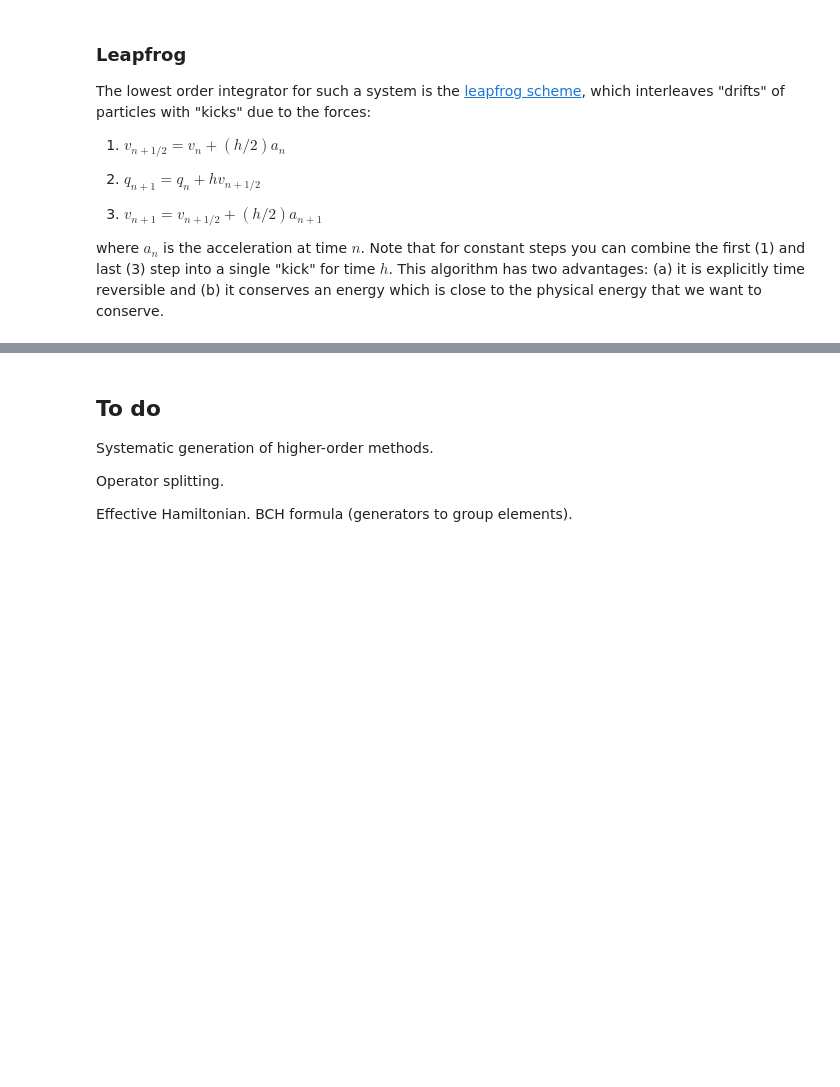
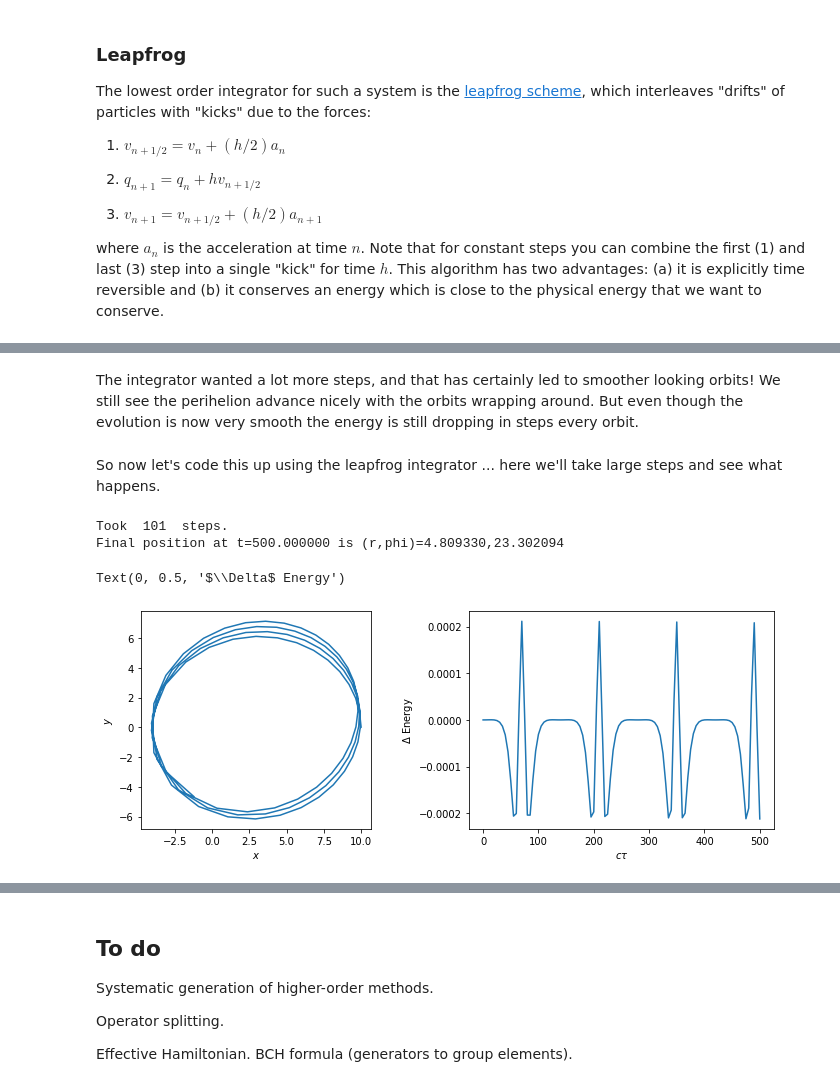
Before and after one commit to LBJ-Wade/Notebooks_cosmology, a Jupyter notebook: General/ODEintegation.ipynb, the cells around one changed output, grey strips where cells are left out. Saved outputs shown, nothing was run; the diff lists cells and outputs as text; code cells hidden in the pictures; blank space fills up the shorter version.

```diff
--- a/General/ODEintegation.ipynb
+++ b/General/ODEintegation.ipynb
@@ -309,0 +377,57 @@ Text(0, 0.5, '$y$')
+# %% [markdown]
+The integrator wanted a lot more steps, and that has certainly led to smoother looking orbits!  We still see the perihelion advance nicely with the orbits wrapping around.  But even though the evolution is now very smooth the energy is still dropping in steps every orbit.
+# %% [markdown]
+So now let's code this up using the leapfrog integrator ... here we'll take large steps and see what happens.
+# %%
+# Set the initial conditions
+y   = np.array([r_init,0.0,0])
+tarr= np.array([0])
+earr= np.array([(1.0+ell**2/y[0]**2)*(1-1/y[0])])
+yarr= np.zeros((1,3))
+yarr[0,:] = y
+#
+t,dt = tarr[0],5.0
+accn = -1/y[0]**2 + ell**2/y[0]**4*(2*y[0]-3)
+while t<tmax:
+    y[1]+= 0.5*dt*accn
+    #
+    y[2] += dt*ell/y[0]**2
+    y[0] += dt*y[1]
+    #
+    rr    = y[0]
+    oner2 = 1.0/rr**2
+    accn  = -oner2 + ell**2*oner2*oner2*(2*rr-3)
+    y[1] += 0.5*dt*accn
+    t    += dt
+    #
+    Veff = (1.0+ell**2/y[0]**2)*(1-1/y[0])
+    enrgy= 0.5*y[1]**2+Veff
+    #
+    tarr = np.append(tarr,t)
+    earr = np.append(earr,enrgy)
+    yarr = np.append(yarr,y[None,:],axis=0)
+    #
+# How many steps did we take?
+print("Took ",tarr.size," steps.")
+print("Final position at t={:f} is (r,phi)={:f},{:f}".\
+     format(t,yarr[-1,0],yarr[-1,2]))
+# %% [output]
+Took  101  steps.
+Final position at t=500.000000 is (r,phi)=4.809330,23.302094
+# %%
+# Plot the orbit and energy.
+xx = yarr[:,0]*np.cos(yarr[:,2])
+yy = yarr[:,0]*np.sin(yarr[:,2])
+#
+fig,ax = plt.subplots(1,2,figsize=(12,4))
+ax[0].plot(xx,yy)
+ax[0].set_aspect('equal')
+ax[0].set_xlabel(r'$x$')
+ax[0].set_ylabel(r'$y$')
+#
+ax[1].plot(tarr,earr-earr[0])
+ax[1].set_xlabel(r'$c\tau$')
+ax[1].set_ylabel(r'$\Delta$ Energy')
+# %% [output]
+Text(0, 0.5, '$\\Delta$ Energy')
+[figure, added]
```
Also changed, not shown: parts of 13 cells of this notebook.
